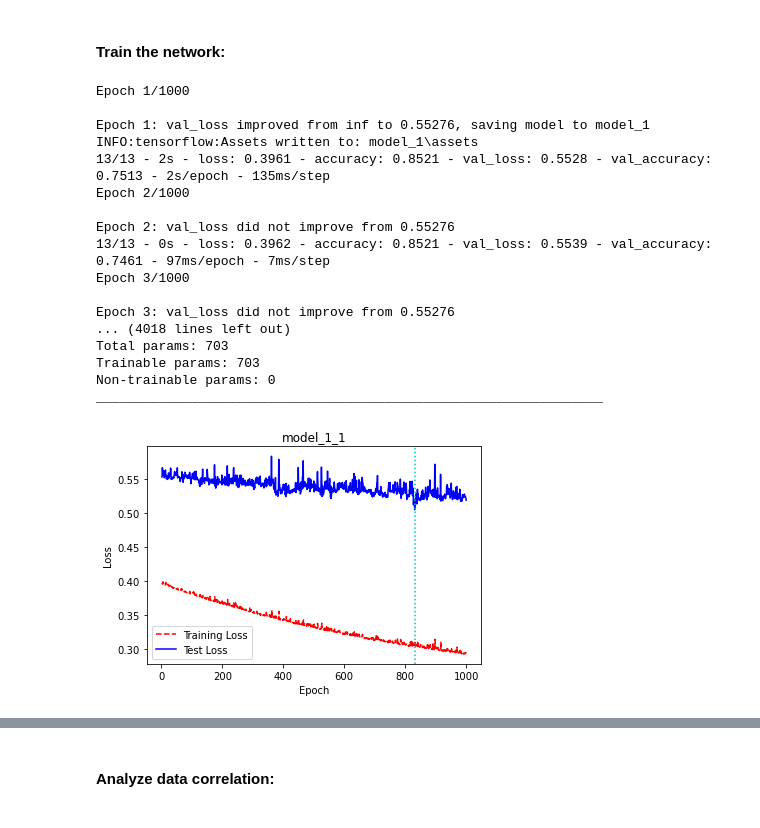
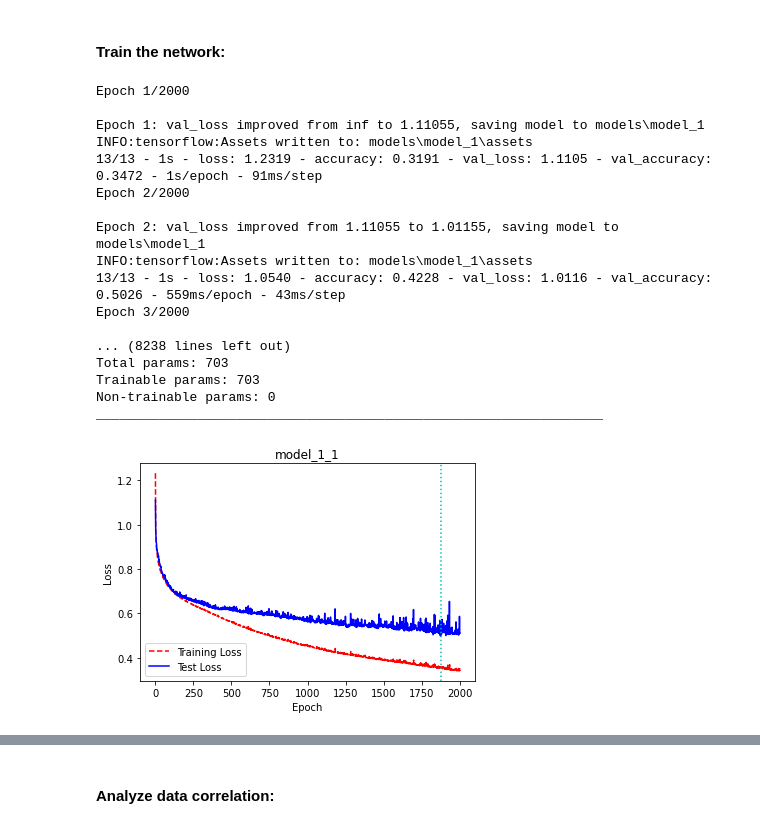
Before and after one commit to tiaraRS/NivelDeAdaptabilidad, a Jupyter notebook: Practica5.ipynb, the cells around one changed output, grey strips where cells are left out. Drawn from its saved outputs; the diff is of its cells as text; code cells hidden in the pictures.

```diff
--- a/Practica5.ipynb
+++ b/Practica5.ipynb
@@ -133,36 +133,36 @@ def load_history(filename):
 # %%
 learning_rate = 0.01
 batch_size = 64
 
 loss_fn = tf.keras.losses.CategoricalCrossentropy(from_logits=True)
 optimizer = tf.keras.optimizers.SGD(learning_rate)
 metrics = ['accuracy']
 model.compile(optimizer, loss_fn, metrics)
-plot_model(model, to_file='model_images/model_1_m.png', show_shapes=True)
-checkpoint = ModelCheckpoint('model_1', monitor='val_loss', verbose=1,save_best_only=True, mode='min')
-model.fit(X_train, y_train, epochs = 1000,  validation_data=(X_test, y_test),batch_size = batch_size,callbacks=[checkpoint], verbose=2)
+#plot_model(model, to_file='model_images/model_1_m.png', show_shapes=True)
+checkpoint = ModelCheckpoint('models/model_1', monitor='val_loss', verbose=1,save_best_only=True, mode='min')
+model.fit(X_train, y_train, epochs = 2000,  validation_data=(X_test, y_test),batch_size = batch_size,callbacks=[checkpoint], verbose=2)
 model.summary()
 graph_loss_vs_epochs(model.history, 'loss_vs_epochs_images/model_1_1_le.png', 'model_1_1')
 save_history('history_model_1_1', model)
 # %% [output]
-Epoch 1/1000
+Epoch 1/2000
 
-Epoch 1: val_loss improved from inf to 0.55276, saving model to model_1
-INFO:tensorflow:Assets written to: model_1\assets
-13/13 - 2s - loss: 0.3961 - accuracy: 0.8521 - val_loss: 0.5528 - val_accuracy: 0.7513 - 2s/epoch - 135ms/step
-Epoch 2/1000
+Epoch 1: val_loss improved from inf to 1.11055, saving model to models\model_1
+INFO:tensorflow:Assets written to: models\model_1\assets
+13/13 - 1s - loss: 1.2319 - accuracy: 0.3191 - val_loss: 1.1105 - val_accuracy: 0.3472 - 1s/epoch - 91ms/step
+Epoch 2/2000
 
-Epoch 2: val_loss did not improve from 0.55276
-13/13 - 0s - loss: 0.3962 - accuracy: 0.8521 - val_loss: 0.5539 - val_accuracy: 0.7461 - 97ms/epoch - 7ms/step
-Epoch 3/1000
+Epoch 2: val_loss improved from 1.11055 to 1.01155, saving model to models\model_1
+INFO:tensorflow:Assets written to: models\model_1\assets
+13/13 - 1s - loss: 1.0540 - accuracy: 0.4228 - val_loss: 1.0116 - val_accuracy: 0.5026 - 559ms/epoch - 43ms/step
+Epoch 3/2000
 
-Epoch 3: val_loss did not improve from 0.55276
-... (4018 lines left out)
+... (8238 lines left out)
 Total params: 703
 Trainable params: 703
 Non-trainable params: 0
 _________________________________________________________________
-[figure, old version]
+[figure, new version]
 # %%
 print('\nEvaluating:')
 (test_loss, test_accuracy) = model.evaluate(X_test, y_test)
```
Also changed, not shown: parts of 30 cells of this notebook, 12 other files.
